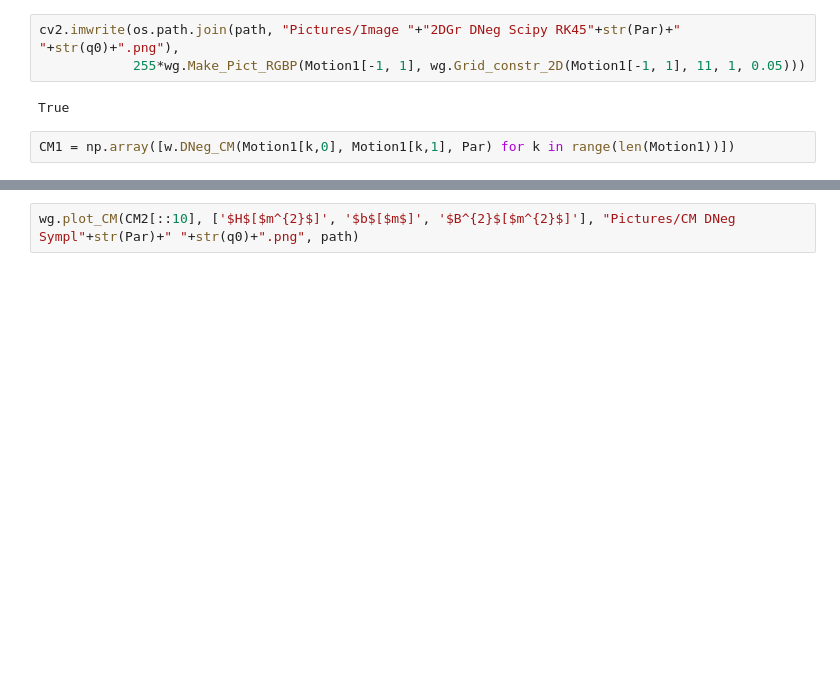
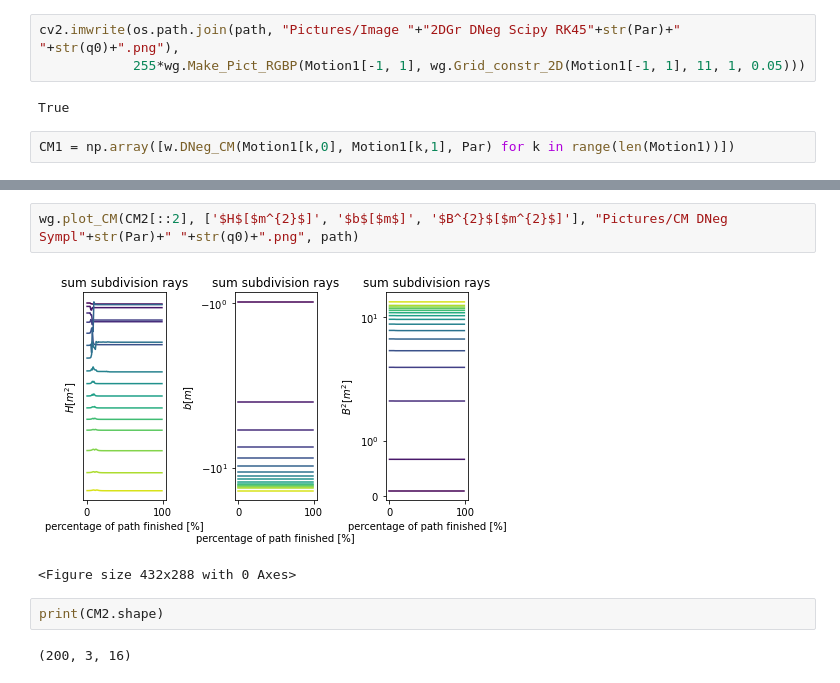
Before and after one commit to JelleVDS/Bachelorproef, a Jupyter notebook: Untitled.ipynb, the cells around one changed output, grey strips where cells are left out. Drawn from its saved outputs; the diff is of its cells as text; blank space fills up the shorter version.

```diff
--- a/Untitled.ipynb
+++ b/Untitled.ipynb
@@ -69,2 +76,9 @@ Motion2, Grid2, CM2 = w.Simulate_DNeg(Smpl.Sympl_DNeg, Par, 0.05, 10000, q0, 20*
 # %%
-wg.plot_CM(CM2[::10], ['$H$[$m^{2}$]', '$b$[$m$]', '$B^{2}$[$m^{2}$]'], "Pictures/CM DNeg Sympl"+str(Par)+" "+str(q0)+".png", path)
+wg.plot_CM(CM2[::2], ['$H$[$m^{2}$]', '$b$[$m$]', '$B^{2}$[$m^{2}$]'], "Pictures/CM DNeg Sympl"+str(Par)+" "+str(q0)+".png", path)
+# %% [output]
+[figure, added]
+<Figure size 432x288 with 0 Axes>
+# %%
+print(CM2.shape)
+# %% [output]
+(200, 3, 16)
```
Also changed, not shown: parts of 8 cells of this notebook, 8 other files.
